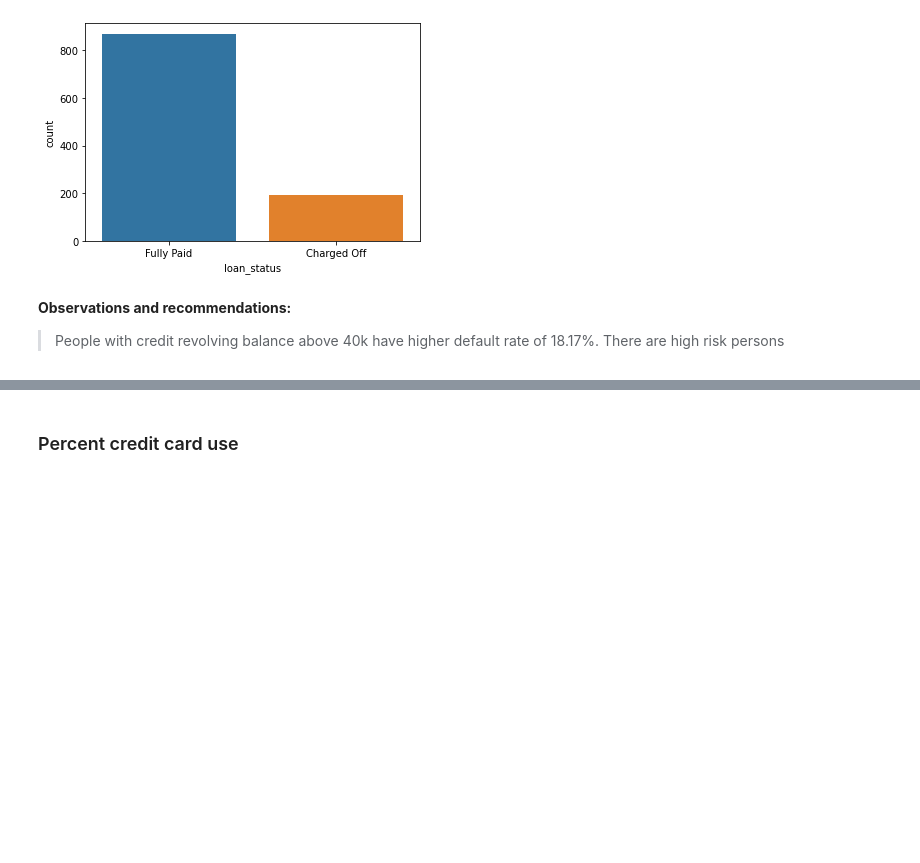
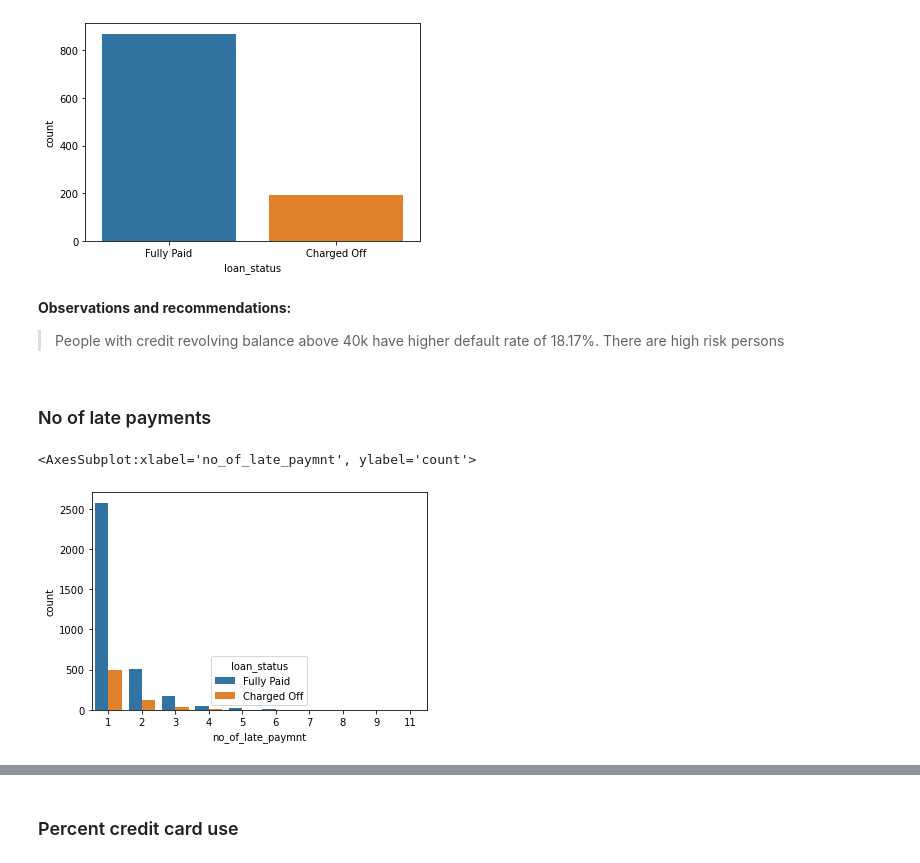
Before and after one commit to suchins3/LendingClub, a Jupyter notebook: Lending club case study.ipynb, the cells around one changed output, grey strips where cells are left out. Cells and saved outputs as stored; diff of their text form; code cells hidden in the pictures; blank space fills up the shorter version.

```diff
--- a/Lending club case study.ipynb
+++ b/Lending club case study.ipynb
@@ -463,3 +472,10 @@ Name: loan_status, dtype: int64
 **Observations and recommendations:**
 
 >People with credit revolving balance above 40k have higher default rate of 18.17%. There are high risk persons
+# %% [markdown]
+### No of late payments
+# %%
+sns.countplot(df[df['no_of_late_paymnt']>0]['no_of_late_paymnt'], hue=df['loan_status'])
+# %% [output]
+<AxesSubplot:xlabel='no_of_late_paymnt', ylabel='count'>
+[figure, added]
```
Also changed, not shown: parts of 45 cells of this notebook.
